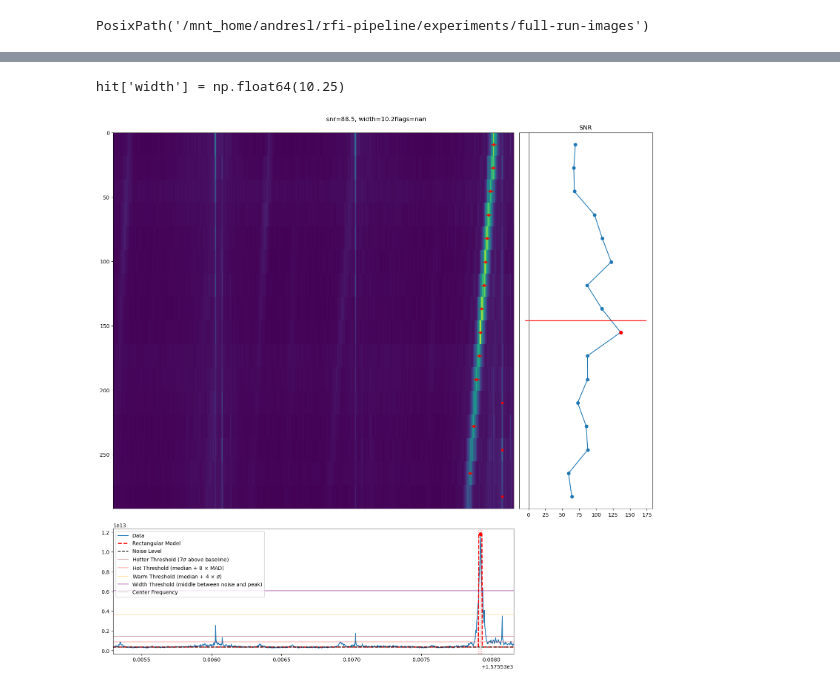
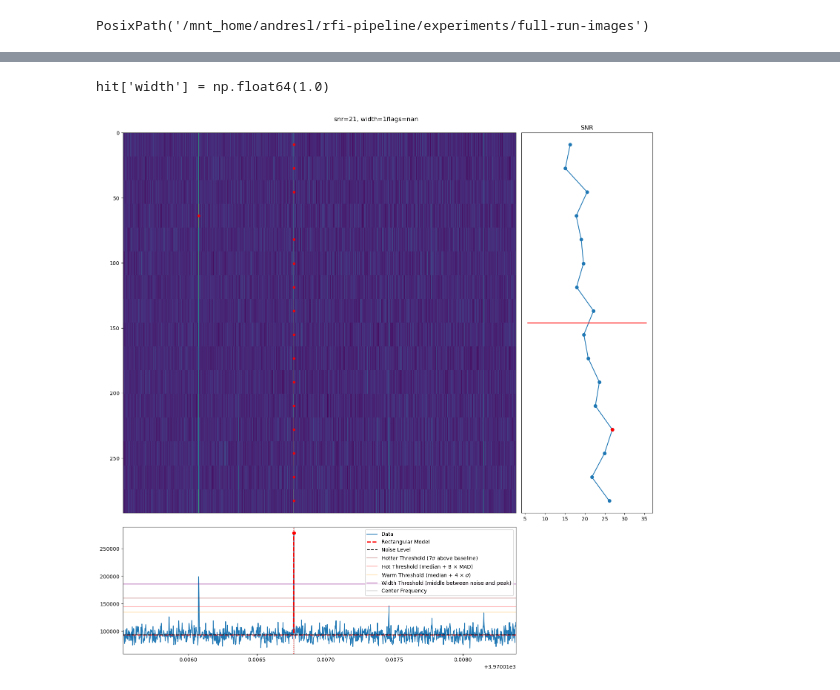
Before and after one commit to andres-luengo/bart, a Jupyter notebook: experiments/inspect_hits.ipynb, the cells around one changed output, grey strips where cells are left out. Drawn from its saved outputs; the diff is of its cells as text; code cells hidden in the pictures.

```diff
--- a/experiments/inspect_hits.ipynb
+++ b/experiments/inspect_hits.ipynb
@@ -322,36 +334,36 @@ def make_figure(*, hit=None, filename=None, freq_index=None, title=None):
     slice_ax.axhline(hot_threshold, alpha=0.3, color='red', label='Hot Threshold (median + 8 $\\times$ MAD)')
 
     others = np.delete(slice_data, np.argmax(slice_data))
     warm_threshold = noise_level + 4*np.std(others)
     slice_ax.axhline(warm_threshold, alpha=0.3, color='orange', label='Warm Threshold (median + 4 $\\times\\ \\sigma$)')
 
     # Threshold used for width calculation (filejob method: middle point between noise and peak)
     peak_value = np.max(slice_data)
     width_threshold = (noise_level + peak_value) / 2
     slice_ax.axhline(width_threshold, alpha=0.5, color='purple', label='Width Threshold (middle between noise and peak)')
 
     if not np.isnan(center_freq):
         slice_ax.axvline(center_freq, alpha=0.3, color='gray', label='Center Frequency')
 
     slice_ax.scatter(x=freqs[np.argmax(slice_data)], y=np.max(slice_data), color='red', zorder=10)
 
     slice_ax.legend()
 
     fig.suptitle(title)
     return fig
 
-hit = df[df['width'] > 5].sample().iloc[0]
+hit = df[df['source file'] == '/datag/pipeline/AGBT24B_999_01/blc65_blp35/blc65_guppi_60457_02547_DYSON1_0041.rawspec.0000.h5'].sample().iloc[0]
 print(f'{hit['width'] = }')
 # hit = df.loc[15]
 make_figure(hit=hit, title=f'snr={hit['snr']:.3g}, width={hit['width']:.3g}flags={hit['flags']}')
 # random_index = 1024 * np.random.randint(0, f['data'].shape[2]//1024)
 # index = int((10562.495 - fch1) / foff) - 1024 * 2
 # print('weird index:', index)
 # make_figure(freq_index=index)
 plt.show()
 # %% [output]
-hit['width'] = np.float64(10.25)
+hit['width'] = np.float64(1.0)
-[figure, old version]
+[figure, new version]
 # %%
 hits_df = df[df['flags'] != 'EMPTY FILE']
 # %%
```
Also changed, not shown: parts of 1 cell of this notebook.
